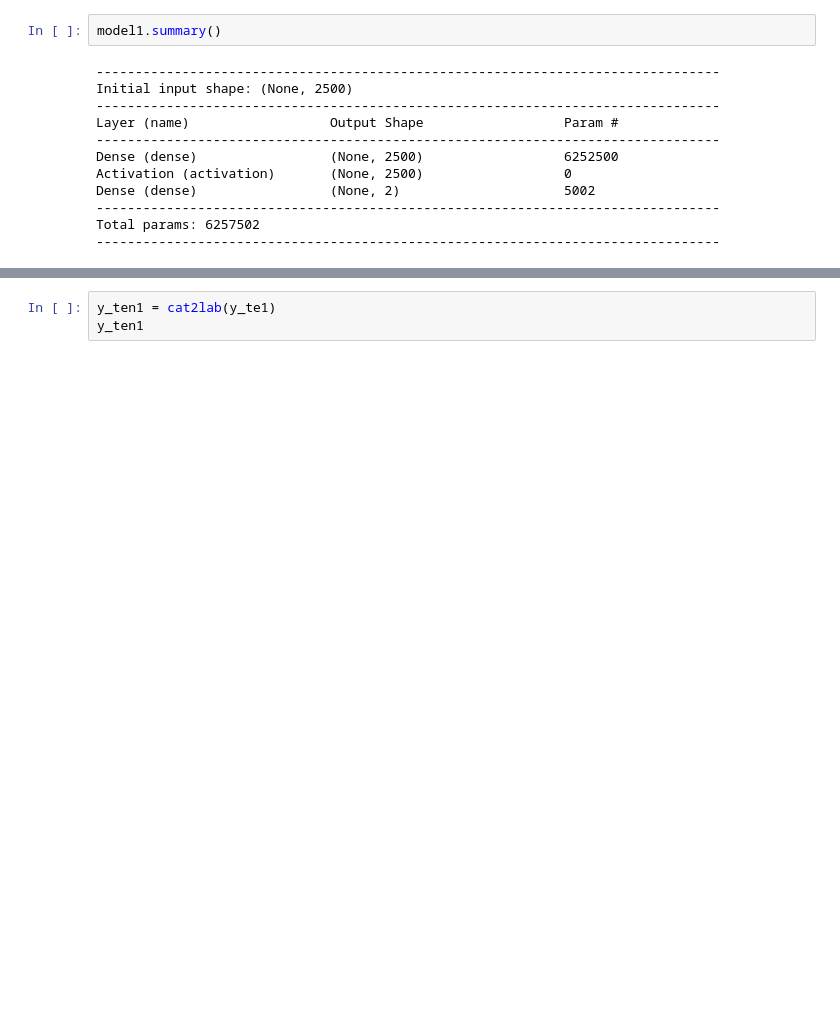
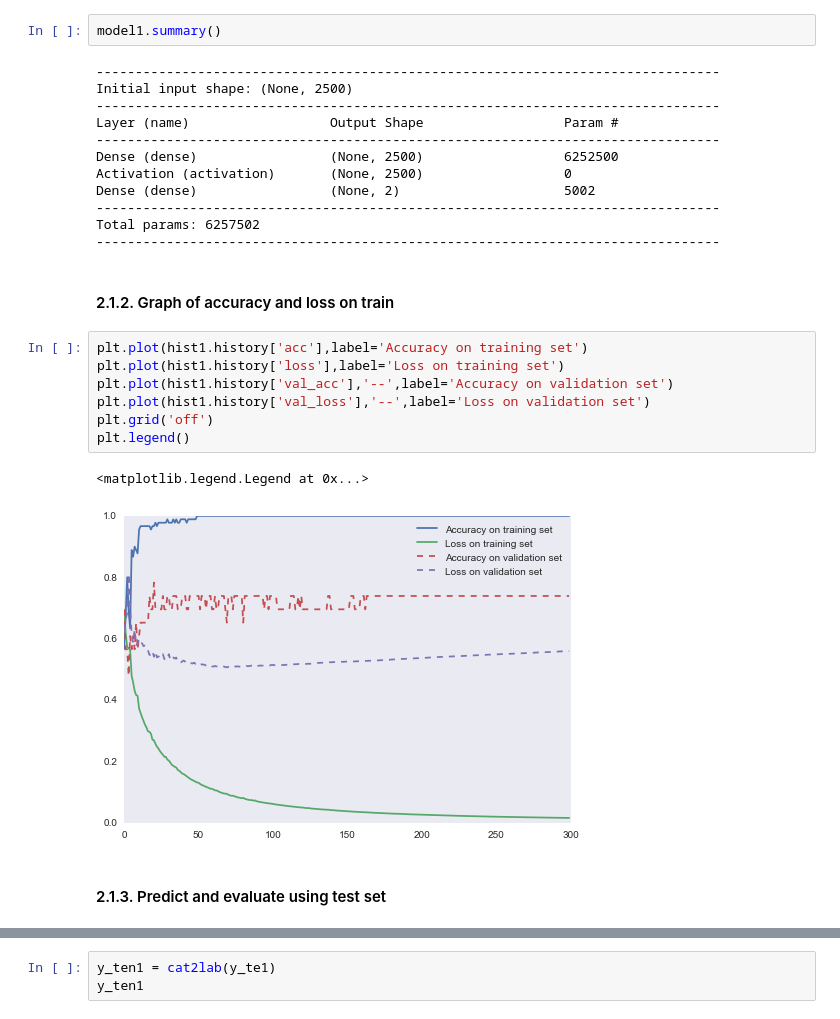
Before and after one commit to visionbang/mach_image_proc, a Jupyter notebook: represent_0415.ipynb, the cells around one changed output, grey strips where cells are left out. Drawn from its saved outputs; the diff is of its cells as text; blank space fills up the shorter version.

```diff
--- a/represent_0415.ipynb
+++ b/represent_0415.ipynb
@@ -91,6 +91,20 @@ Dense (dense)                 (None, 2)                     5002
 --------------------------------------------------------------------------------
 Total params: 6257502
 --------------------------------------------------------------------------------
+# %% [markdown]
+#### 2.1.2. Graph of accuracy and loss on train
+# %%
+plt.plot(hist1.history['acc'],label='Accuracy on training set')
+plt.plot(hist1.history['loss'],label='Loss on training set')
+plt.plot(hist1.history['val_acc'],'--',label='Accuracy on validation set')
+plt.plot(hist1.history['val_loss'],'--',label='Loss on validation set')
+plt.grid('off')
+plt.legend()
+# %% [output]
+<matplotlib.legend.Legend at 0x...>
+[figure, added]
+# %% [markdown]
+#### 2.1.3. Predict and evaluate using test set
 # %%
 model1.evaluate(x_te1,y_te1,batch_size=50,show_accuracy=True)
 # %% [output]
```
Also changed, not shown: parts of 46 cells of this notebook, 1 other file.
